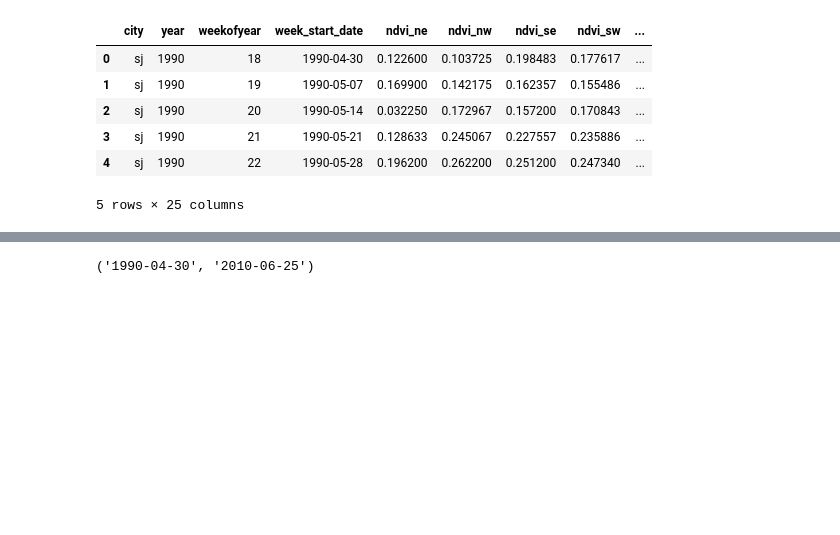
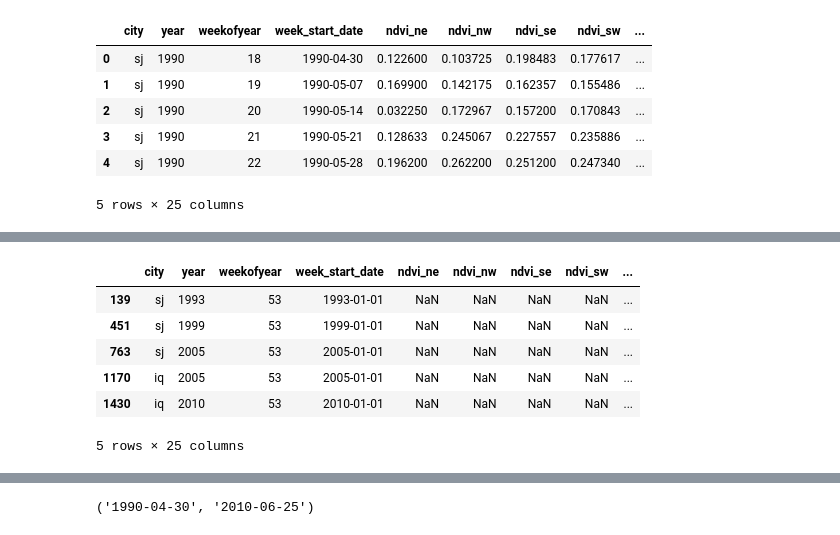
Before and after one commit to MLobo1997/DengAI, a Jupyter notebook: analysis.ipynb, the cells around one changed output, grey strips where cells are left out. Cells and saved outputs as stored; diff of their text form; code cells hidden in the pictures; blank space fills up the shorter version.

```diff
--- a/analysis.ipynb
+++ b/analysis.ipynb
@@ -40,0 +67,10 @@ list(train_data)
+# %%
+train_data[train_data['weekofyear'] == 53]
+# %% [output]
+|  | city | year | weekofyear | week_start_date | ndvi_ne | ndvi_nw | ndvi_se | ndvi_sw | ... |
+| 139 | sj | 1993 | 53 | 1993-01-01 | NaN | NaN | NaN | NaN | ... |
+| 451 | sj | 1999 | 53 | 1999-01-01 | NaN | NaN | NaN | NaN | ... |
+| 763 | sj | 2005 | 53 | 2005-01-01 | NaN | NaN | NaN | NaN | ... |
+| 1170 | iq | 2005 | 53 | 2005-01-01 | NaN | NaN | NaN | NaN | ... |
+| 1430 | iq | 2010 | 53 | 2010-01-01 | NaN | NaN | NaN | NaN | ... |
+5 rows × 25 columns
```
Also changed, not shown: parts of 15 cells of this notebook.
